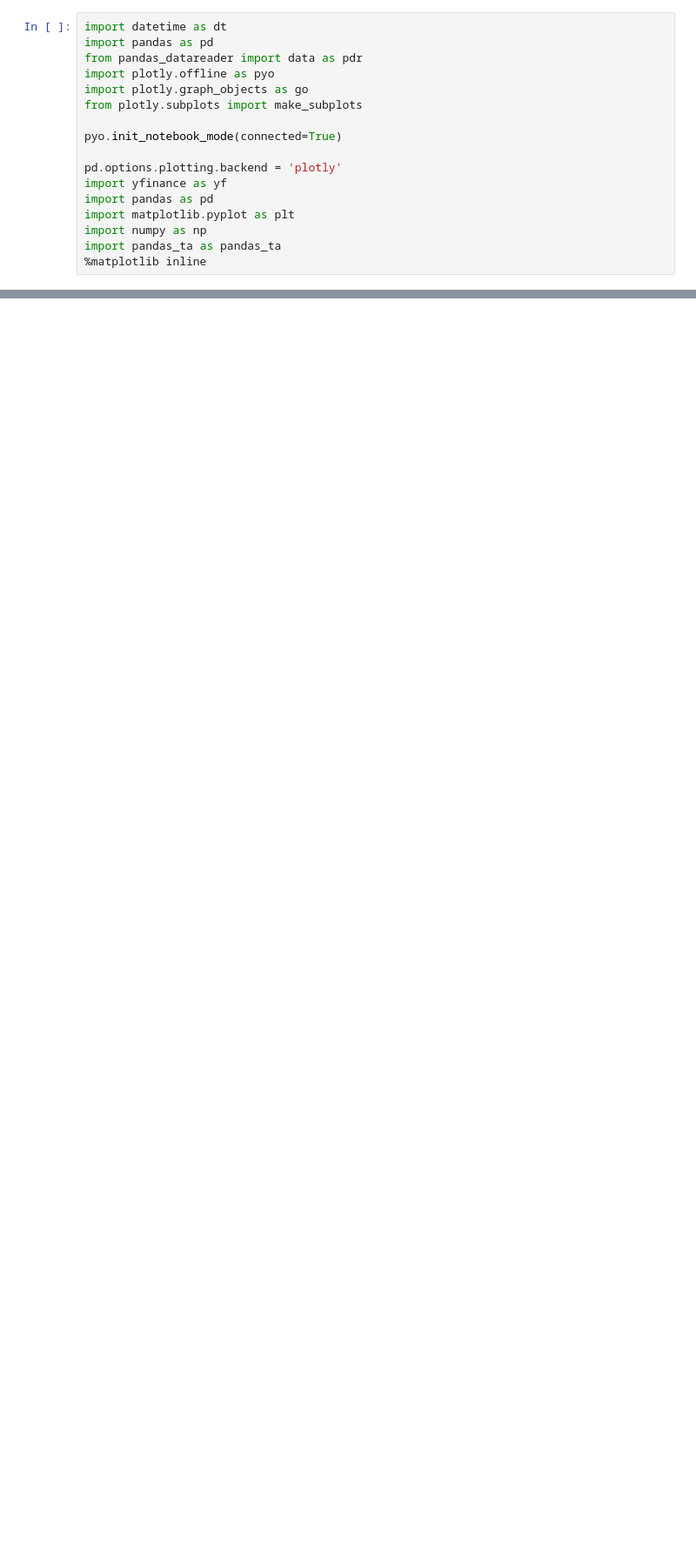
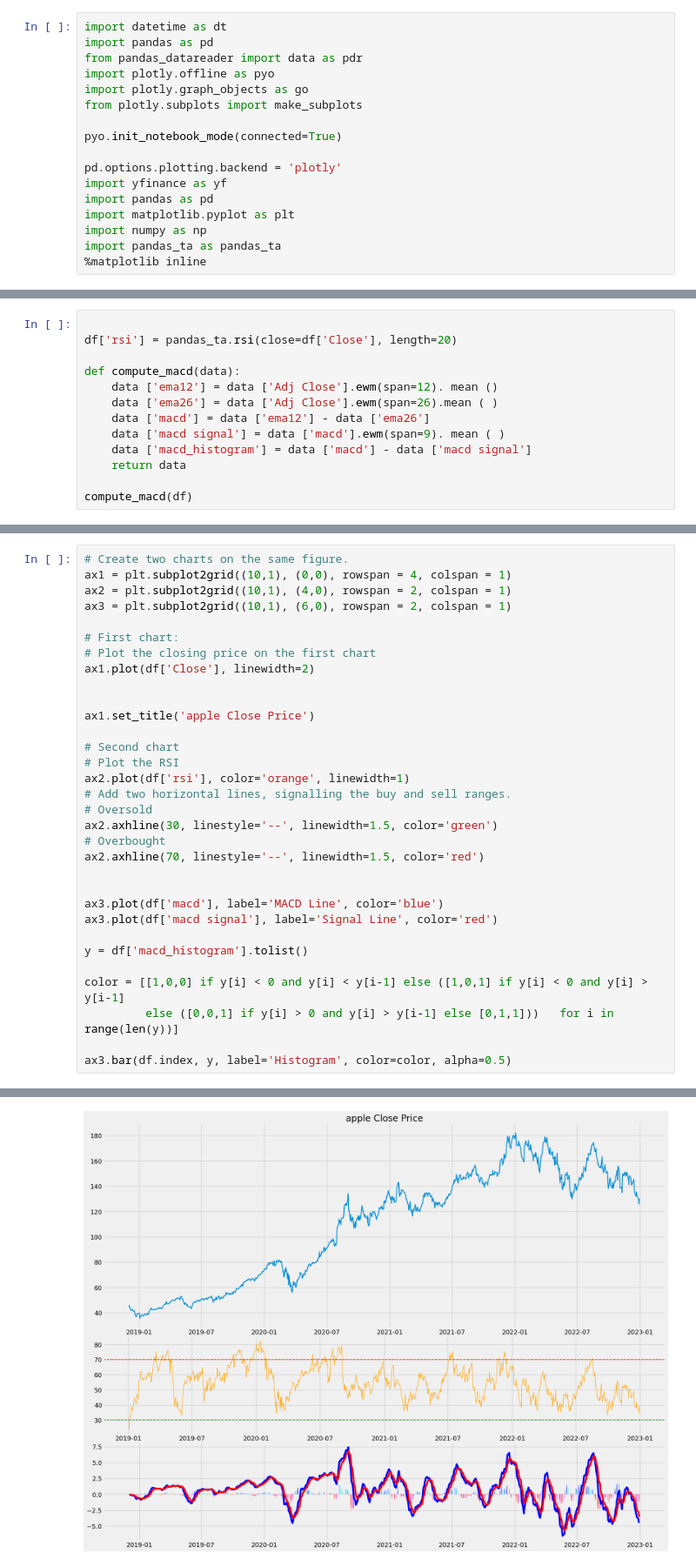
Before and after one commit to MaChengYuan/financial, a Jupyter notebook: stock_prediction.ipynb, the cells around one changed output, grey strips where cells are left out. Shown at 87% size. Saved outputs shown, nothing was run; the diff lists cells and outputs as text; blank space fills up the shorter version.

Commit message:
plot partially ocmplete

```diff
--- a/stock_prediction.ipynb
+++ b/stock_prediction.ipynb
@@ -43,0 +32,13 @@ Name: MA200, dtype: float64
+# %%
+
+df['rsi'] = pandas_ta.rsi(close=df['Close'], length=20)
+
+def compute_macd(data):
+    data ['ema12'] = data ['Adj Close'].ewm(span=12). mean ()
+    data ['ema26'] = data ['Adj Close'].ewm(span=26).mean ( )
+    data ['macd'] = data ['ema12'] - data ['ema26']
+    data ['macd signal'] = data ['macd'].ewm(span=9). mean ( )
+    data ['macd_histogram'] = data ['macd'] - data ['macd signal']
+    return data
+
+compute_macd(df)
@@ -43,0 +60,33 @@ Name: MA200, dtype: float64
+# %%
+# Create two charts on the same figure.
+ax1 = plt.subplot2grid((10,1), (0,0), rowspan = 4, colspan = 1)
+ax2 = plt.subplot2grid((10,1), (4,0), rowspan = 2, colspan = 1)
+ax3 = plt.subplot2grid((10,1), (6,0), rowspan = 2, colspan = 1)
+
+# First chart:
+# Plot the closing price on the first chart
+ax1.plot(df['Close'], linewidth=2)
+
+
+ax1.set_title('apple Close Price')
+
+# Second chart
+# Plot the RSI
+ax2.plot(df['rsi'], color='orange', linewidth=1)
+# Add two horizontal lines, signalling the buy and sell ranges.
+# Oversold
+ax2.axhline(30, linestyle='--', linewidth=1.5, color='green')
+# Overbought
+ax2.axhline(70, linestyle='--', linewidth=1.5, color='red')
+
+
+ax3.plot(df['macd'], label='MACD Line', color='blue')
+ax3.plot(df['macd signal'], label='Signal Line', color='red')
+
+y = df['macd_histogram'].tolist()
+
+color = [[1,0,0] if y[i] < 0 and y[i] < y[i-1] else ([1,0,1] if y[i] < 0 and y[i] > y[i-1]
+         else ([0,0,1] if y[i] > 0 and y[i] > y[i-1] else [0,1,1]))   for i in range(len(y))]
+
+ax3.bar(df.index, y, label='Histogram', color=color, alpha=0.5)
+# %% [output]
@@ -43,0 +94 @@ Name: MA200, dtype: float64
+[figure, added]
```
Also changed, not shown: parts of 6 cells of this notebook, 2 other files.
